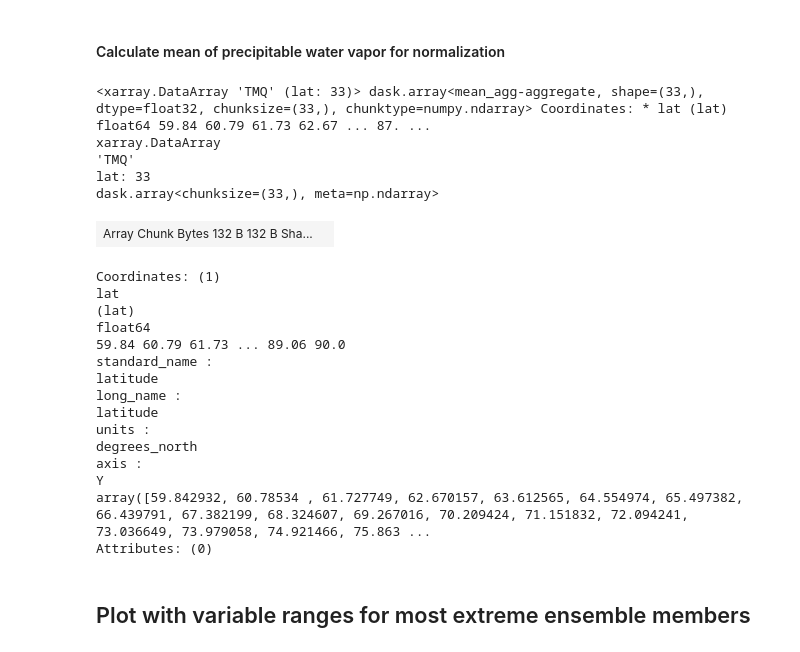
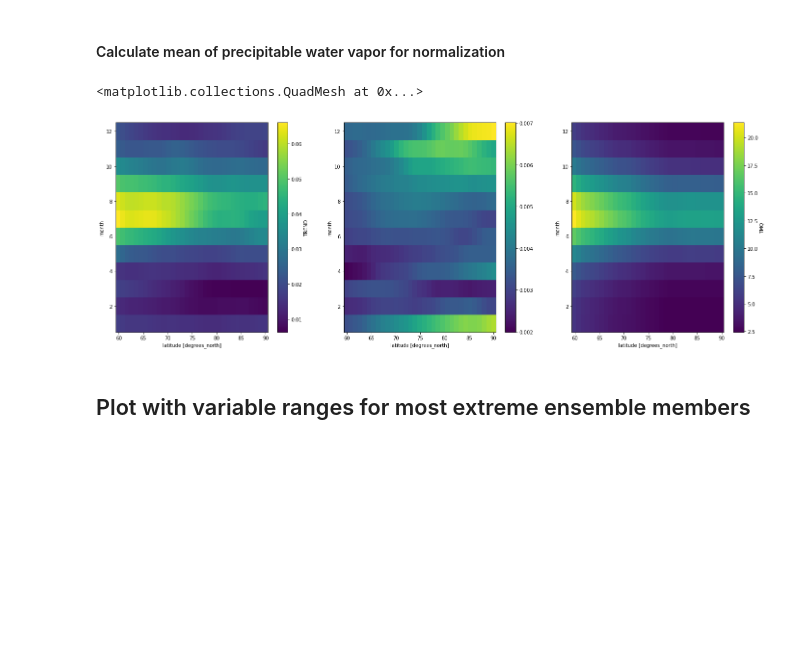
Before and after one commit to jshaw35/spectral_ice, a Jupyter notebook: figure1/cesm1le_forcedresponse.ipynb, the cells around one changed output. Drawn from its saved outputs; the diff is of its cells as text; code cells hidden in the pictures; blank space fills up the shorter version.

```diff
--- a/figure1/cesm1le_forcedresponse.ipynb
+++ b/figure1/cesm1le_forcedresponse.ipynb
@@ -160,24 +152,0 @@ tmq_mean = tmq_subset.mean(dim=['time','lon'])
-# %%
-tmq_mean
-# %% [output]
-<xarray.DataArray 'TMQ' (lat: 33)> dask.array<mean_agg-aggregate, shape=(33,), dtype=float32, chunksize=(33,), chunktype=numpy.ndarray> Coordinates: * lat (lat) float64 59.84 60.79 61.73 62.67 ... 87. ...
-xarray.DataArray
-'TMQ'
-lat: 33
-dask.array<chunksize=(33,), meta=np.ndarray>
-| Array Chunk Bytes 132 B 132 B Sha... |  |
-Coordinates: (1)
-lat
-(lat)
-float64
-59.84 60.79 61.73 ... 89.06 90.0
-standard_name :
-latitude
-long_name :
-latitude
-units :
-degrees_north
-axis :
-Y
-array([59.842932, 60.78534 , 61.727749, 62.670157, 63.612565, 64.554974, 65.497382, 66.439791, 67.382199, 68.324607, 69.267016, 70.209424, 71.151832, 72.094241, 73.036649, 73.979058, 74.921466, 75.863 ...
-Attributes: (0)
@@ -184,3 +164,18 @@ Attributes: (0)
+# %%
+tmq_pct_fig,tmq_axs = plt.subplots(1,3,figsize=(24,8))
+tmq_axs = tmq_axs.flat
+
+# Plot absolute column WV trends
+proc_dict['TMQ']['TREND'].plot(ax=tmq_axs[0])
+
+# Normalized WV trends
+tmq_pct_trends.plot(ax=tmq_axs[1])
+
+# Plot average column WV
+tmq_avg.plot(ax=tmq_axs[2])
+# %% [output]
+<matplotlib.collections.QuadMesh at 0x...>
+[figure, added]
 # %% [markdown]
 ## Plot with variable ranges for most extreme ensemble members
 # %%
```
Also changed, not shown: parts of 8 cells of this notebook, 3 other files.
